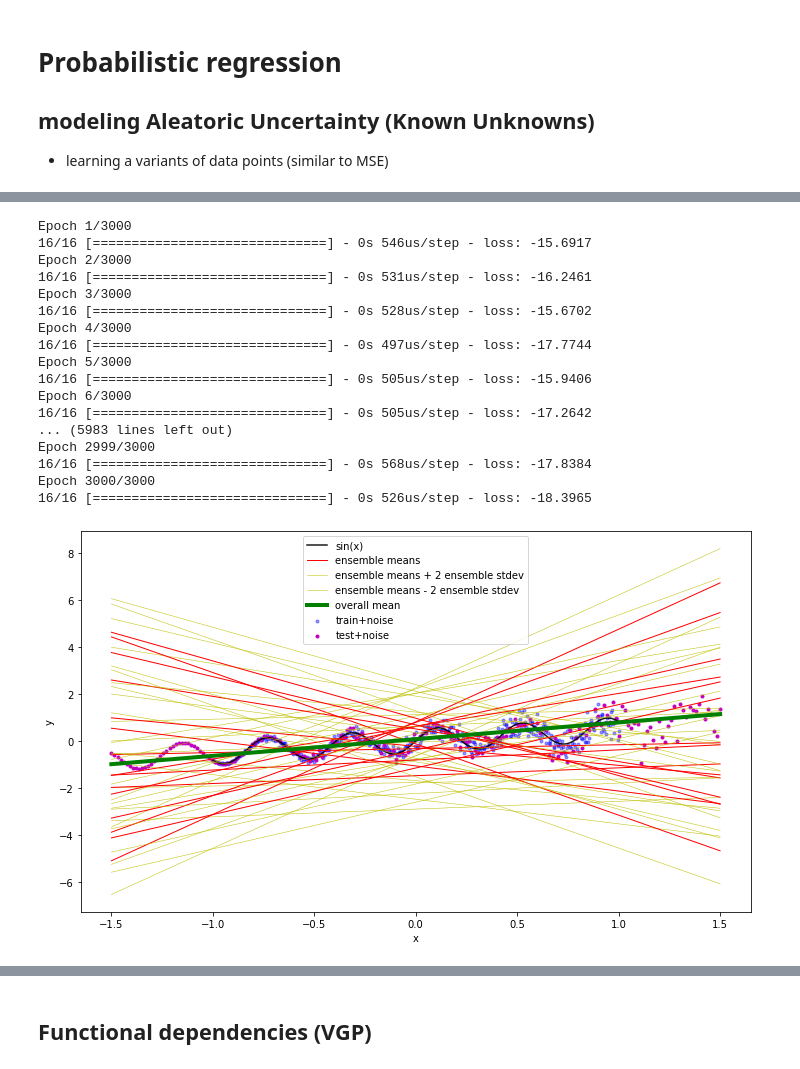
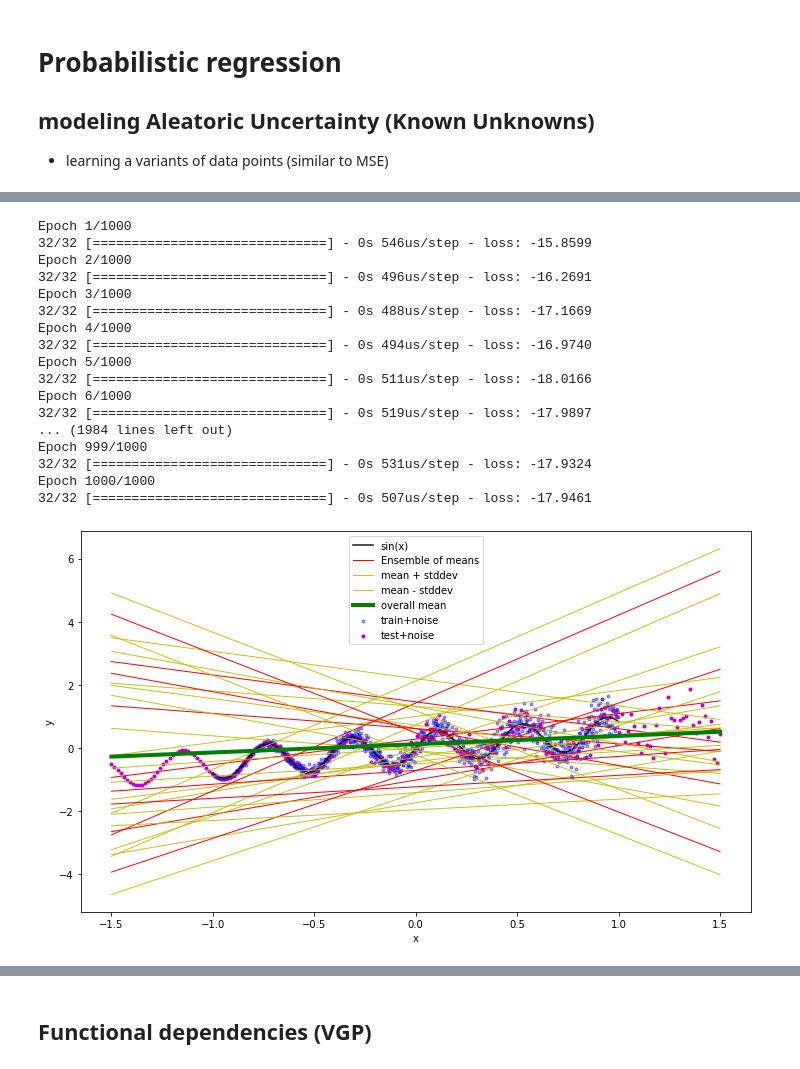
Before and after one commit to Sorooshi/miscellaneous, a Jupyter notebook: codes/probabilistic_programming_warmup.ipynb, the cells around one changed output, grey strips where cells are left out. Drawn from its saved outputs; the diff is of its cells as text; code cells hidden in the pictures.

```diff
--- a/codes/probabilistic_programming_warmup.ipynb
+++ b/codes/probabilistic_programming_warmup.ipynb
@@ -27,7 +27,7 @@ def noise(x, slope,):
     noise_std = np.maximum(0.0, x + 1.0 ) * slope
     return np.random.normal(0, noise_std).astype(np.float64)
 # %%
-x_train = np.linspace(-1, 1, 500, dtype=np.float64).reshape(-1, 1)
+x_train = np.linspace(-1, 1, 1000, dtype=np.float64).reshape(-1, 1)
 y_train = f(x_train) + noise(x=x_train, slope=0.2, )
 
 
@@ -74,6 +74,10 @@ plt.show()
 ## modeling Aleatoric Uncertainty (Known Unknowns)
 
 - learning a variants of data points (similar to MSE)
+# %%
+n_units = 2
+n_epochs = 1000
+n_repeats = 50
 # %%
 negloglik = lambda y, rv_y: -rv_y.log_prob(y)
 # %%
@@ -176,7 +187,6 @@ def prior_trainable(kernel_size, bias_size=0, dtype=None):
     ])
 # %%
 mdl_ep_al = tfk.Sequential([
-
     tfpl.DenseVariational(units=(1+1),
                           make_posterior_fn=posterior_mean_field,
                           make_prior_fn=prior_trainable,
@@ -190,59 +200,60 @@ mdl_ep_al = tfk.Sequential([
 
 mdl_ep_al.compile(loss=negloglik, optimizer=tfk.optimizers.Adam(learning_rate=1e-2))
 
-mdl_ep_al.fit(x=x_train, y=y_train, epochs=3000, verbose=True, batch_size=32)
+mdl_ep_al.fit(x=x_train, y=y_train, epochs=n_epochs, verbose=True, batch_size=32)
 
 
 
 yhat_ep_al = mdl_ep_al(x_test)
 # %% [output]
-Epoch 1/3000
-16/16 [==============================] - 0s 546us/step - loss: -15.6917
-Epoch 2/3000
-16/16 [==============================] - 0s 531us/step - loss: -16.2461
-Epoch 3/3000
-16/16 [==============================] - 0s 528us/step - loss: -15.6702
-Epoch 4/3000
-16/16 [==============================] - 0s 497us/step - loss: -17.7744
-Epoch 5/3000
-16/16 [==============================] - 0s 505us/step - loss: -15.9406
-Epoch 6/3000
-16/16 [==============================] - 0s 505us/step - loss: -17.2642
-... (5983 lines left out)
-Epoch 2999/3000
-16/16 [==============================] - 0s 568us/step - loss: -17.8384
-Epoch 3000/3000
-16/16 [==============================] - 0s 526us/step - loss: -18.3965
+Epoch 1/1000
+32/32 [==============================] - 0s 546us/step - loss: -15.8599
+Epoch 2/1000
+32/32 [==============================] - 0s 496us/step - loss: -16.2691
+Epoch 3/1000
+32/32 [==============================] - 0s 488us/step - loss: -17.1669
+Epoch 4/1000
+32/32 [==============================] - 0s 494us/step - loss: -16.9740
+Epoch 5/1000
+32/32 [==============================] - 0s 511us/step - loss: -18.0166
+Epoch 6/1000
+32/32 [==============================] - 0s 519us/step - loss: -17.9897
+... (1984 lines left out)
+Epoch 999/1000
+32/32 [==============================] - 0s 531us/step - loss: -17.9324
+Epoch 1000/1000
+32/32 [==============================] - 0s 507us/step - loss: -17.9461
 # %%
 
 
 plt.figure(figsize=(12, 7))
 plt.plot(x_train, f(x_train), color='k', marker='', alpha=0.9, label="sin(x)")
 plt.scatter(x_train, y_train, color='b', marker='.', alpha=0.4, label="train+noise")
 plt.scatter(x_test, y_test, color='m', marker='.', label="test+noise")
-# plt.plot(x_test, yhat_lr, color='r', marker='+',  label='LR-SK')
-# plt.plot(x_test, m_ep_al, color='g', marker='', linewidth=2, label=r'mean')
-# plt.plot(x_test, m_ep_al + 2 * s_ep_al, color='y', linewidth=2, label=r'mean + 2 stddev')
-# plt.plot(x_test, m_ep_al - 2 * s_ep_al, color='y', linewidth=2, label=r'mean - 2 stddev')
 
-yhats_ep_al = [mdl_ep_al(x_test) for _ in range(100)]
-avgm_ep_al = np.zeros_like(x_test[..., 0])
+
+yhats_ep_al = [mdl_ep_al(x_test) for _ in range(n_repeats)]
+avgm_ep_al = []
+
 for i, yhat in enumerate(yhats_ep_al):
+
     m = np.squeeze(yhat.mean())
     s = np.squeeze(yhat.stddev())
-    if i < 15:
-        plt.plot(x_test, m, 'r', label='ensemble means' if i == 0 else None, linewidth=1.)
-        plt.plot(x_test, m + 2 * s, 'y', linewidth=0.5, label='ensemble means + 2 ensemble stdev' if i == 0 else None)
-        plt.plot(x_test, m - 2 * s, 'y', linewidth=0.5, label='ensemble means - 2 ensemble stdev' if i == 0 else None)
-    avgm_ep_al += m
-plt.plot(x_test, avgm_ep_al/len(yhats_ep_al), 'g', label='overall mean', linewidth=4)
+
+    avgm_ep_al.append(m)
+    plt.plot(x_test, m, 'r', linewidth=1, label='Ensemble of means' if i ==0 else None)
+    plt.plot(x_test, m + s, 'y', linewidth=.9, label='mean + stddev' if i==0 else None)
+    plt.plot(x_test, m - s,'y', linewidth=.9, label='mean - stddev' if i==0 else None)
 
 
-
+avgm_ep_al = np.asarray(avgm_ep_al)
+# avgm_ep_al = np.squeeze(avgm_ep_al)
+plt.plot(x_test, avgm_ep_al.mean(axis=0), 'g', label='overall mean', linewidth=4)
 
 plt.xlabel("x")
 plt.ylabel("y")
 plt.legend()
+
 plt.show()
 # %% [output]
-[figure, old version]
+[figure, new version]
```
Also changed, not shown: parts of 15 cells of this notebook.
